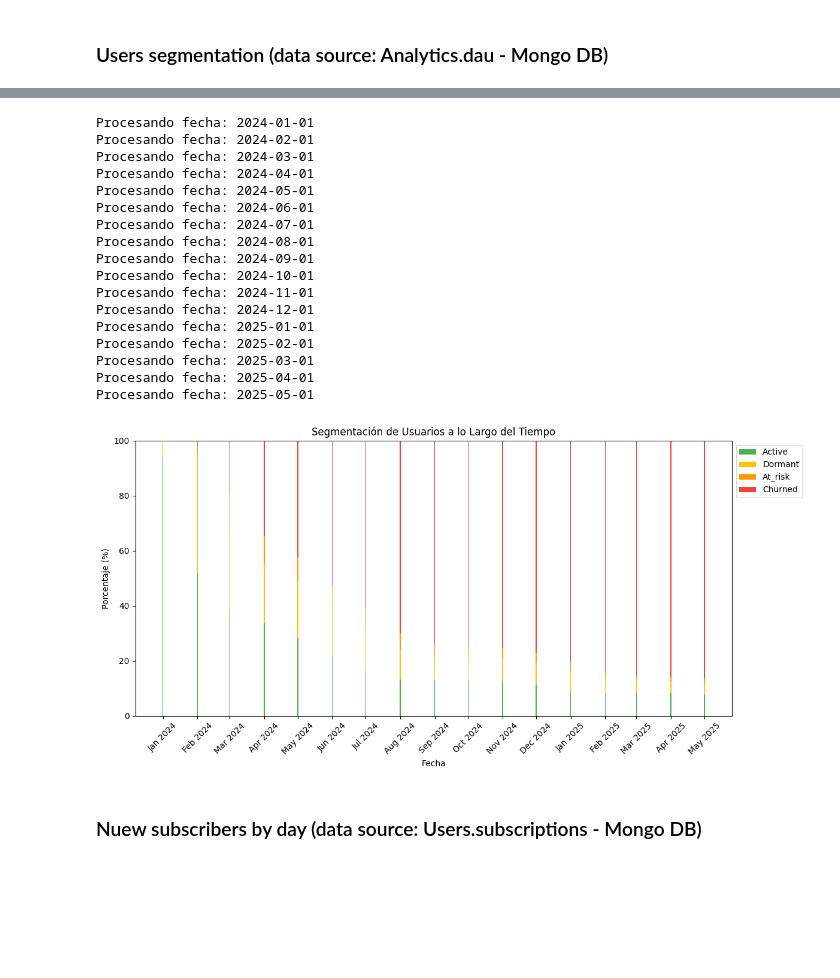
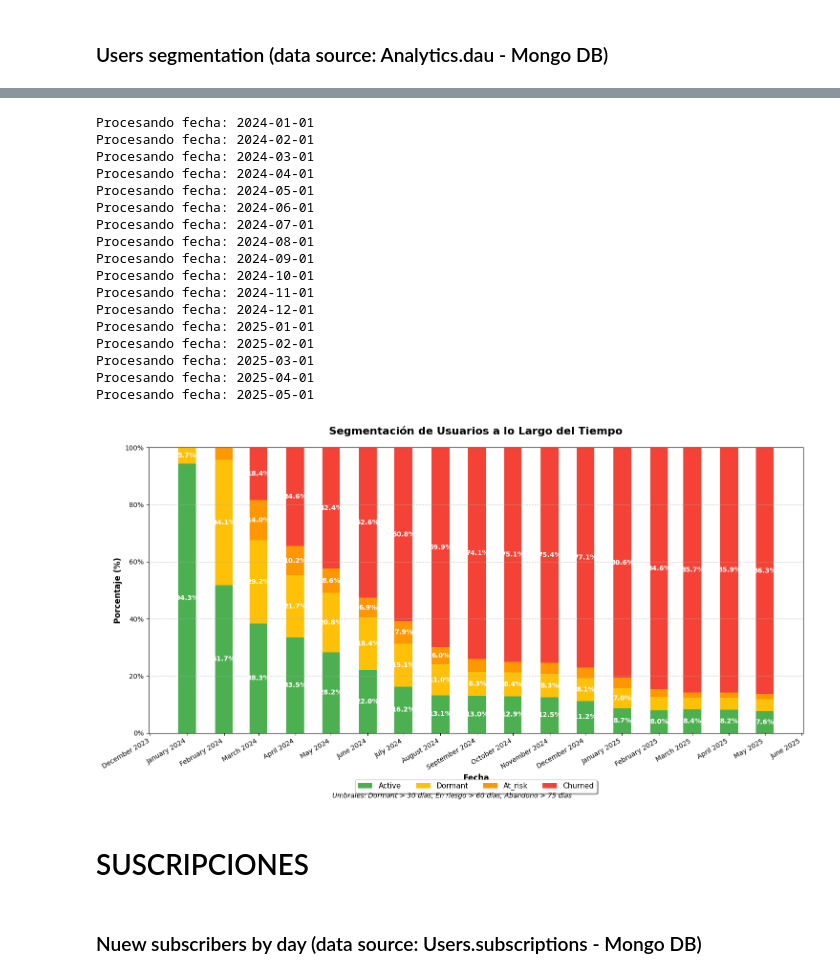
Before and after one commit to FelitoAguila/tme-subs-dash-new, a Jupyter notebook: kpis_tme-notebook.ipynb, the cells around one changed output, grey strips where cells are left out. Cells and saved outputs as stored; diff of their text form; code cells hidden in the pictures; blank space fills up the shorter version.

```diff
--- a/kpis_tme-notebook.ipynb
+++ b/kpis_tme-notebook.ipynb
@@ -5,6 +5,6 @@ import pymongo
 import pandas as pd
 import matplotlib.pyplot as plt
 
-MONGO_CONNECTION_STRING="mongodb+srv://felix_aguila:f21ShHlBnixnJgXk@transcribeme.rletx0y.mongodb.net/?retryWrites=true&w=majority&socketTimeoutMS=360000&connectTimeoutMS=36000"
+MONGO_CONNECTION_STRING="mongodb+srv://felix_aguila:f21ShHlBnixnJgXk@transcribeme.rletx0y.mongodb.net/?retryWrites=true&w=majority&connectTimeoutMS=60000&socketTimeoutMS=60000&serverSelectionTimeoutMS=60000"
 
 client = pymongo.MongoClient(MONGO_CONNECTION_STRING)
@@ -337,7 +348,7 @@ def plot_daily_new_users(new_users_df, title="Nuevos Usuarios Diarios", figsize=
 
 
 # Ejemplo de uso con rango de fechas
-start_date = '2023-12-01'
+start_date = '2024-01-01'
 end_date = '2025-05-06'
 
 print(f"Calculando nuevos usuarios diarios desde {start_date} hasta {end_date}...")
@@ -636,7 +647,7 @@ def generate_monthly_new_users_report(monthly_users_df):
 
 # Ejemplo de uso con rango de fechas
 start_date = '2024-01-01'
-end_date = '2024-05-01'
+end_date = '2025-05-08'
 
 print(f"Calculando nuevos usuarios mensuales desde {start_date} hasta {end_date}...")
 monthly_users_df = calculate_monthly_new_users(collection, start_date, end_date)
@@ -659,8 +670,8 @@ if not monthly_users_df.empty:
                                      title=f"Nuevos Usuarios Mensuales ({start_date} a {end_date})",
                                      show_growth_rate=True)
 
-        if fig:
-            fig.savefig('monthly_new_users.png', dpi=300, bbox_inches='tight')
-            print("\nGráfico guardado como 'monthly_new_users.png'")
-            plt.show()
+        #if fig:
+            #fig.savefig('monthly_new_users.png', dpi=300, bbox_inches='tight')
+            #print("\nGráfico guardado como 'monthly_new_users.png'")
+            #plt.show()
 # %% [output]
@@ -1002,7 +1012,7 @@ def generate_monthly_dates(start_date_str, end_date_str=None):
 def plot_user_segmentation_over_time(collection, start_date_str, end_date_str=None,
                                      dormant_days=30, at_risk_days=60, churned_days=75,
                                      title="Segmentación de Usuarios a lo Largo del Tiempo",
-                                     figsize=(12, 6)):
+                                     figsize=(15, 8)):
     """
     Genera un gráfico de barras apiladas que muestra la segmentación de usuarios a lo largo del tiempo.
 
@@ -1019,6 +1029,11 @@ def plot_user_segmentation_over_time(collection, start_date_str, end_date_str=No
     Returns:
         matplotlib.figure.Figure: La figura generada
     """
+    import pandas as pd
+    import matplotlib.pyplot as plt
+    import matplotlib.dates as mdates
+    from matplotlib.ticker import PercentFormatter
+
     # Generar fechas para el primer día de cada mes
     dates = generate_monthly_dates(start_date_str, end_date_str)
 
@@ -1037,7 +1052,7 @@ def plot_user_segmentation_over_time(collection, start_date_str, end_date_str=No
     # Convertir la columna de fecha a datetime para mejor visualización
     df['date'] = pd.to_datetime(df['date'])
 
-    # Crear la figura y el eje
+    # Crear la figura y el eje con un tamaño mayor
     fig, ax = plt.subplots(figsize=figsize)
 
     # Preparar datos para gráfico apilado
@@ -1051,21 +1066,52 @@ def plot_user_segmentation_over_time(collection, start_date_str, end_date_str=No
         'churned': '#F44336'   # Rojo
     }
 
-    # Crear barras apiladas
+    # Calcular el ancho óptimo para las barras (50% del espacio disponible)
+    width = 15  # Días (aproximadamente medio mes)
+
+    # Crear barras apiladas más anchas
     for category in ['active', 'dormant', 'at_risk', 'churned']:
-        ax.bar(df['date'], df[category], bottom=bottom, label=category.capitalize(), color=colors[category])
+        ax.bar(df['date'], df[category], width=pd.Timedelta(days=width),
+               bottom=bottom, label=category.capitalize(), color=colors[category])
         bottom += df[category]
 
-    # Configurar el eje X para mostrar fechas mensuales
-    ax.xaxis.set_major_formatter(mdates.DateFormatter('%b %Y'))
+    # Configurar el eje X para mostrar fechas mensuales de forma más clara
+    ax.xaxis.set_major_formatter(mdates.DateFormatter('%B %Y'))
     ax.xaxis.set_major_locator(mdates.MonthLocator())
-    plt.xticks(rotation=45)
+    plt.xticks(rotation=30, ha='right')
 
     # Añadir etiquetas y leyenda
-    ax.set_xlabel('Fecha')
-    ax.set_ylabel('Porcentaje (%)')
-    ax.set_title(title)
-    ax.legend(loc='upper left', bbox_to_anchor=(1, 1))
+    ax.set_xlabel('Fecha', fontsize=12, fontweight='bold')
+    ax.set_ylabel('Porcentaje (%)', fontsize=12, fontweight='bold')
+    ax.set_title(title, fontsize=16, fontweight='bold', pad=20)
+
+    # Ubicar la leyenda en una posición óptima
+    ax.legend(loc='upper center', bbox_to_anchor=(0.5, -0.15),
+              fancybox=True, shadow=True, ncol=4, fontsize=11)
+
+    # Añadir cuadrícula para facilitar la lectura
+    ax.grid(axis='y', linestyle='--', alpha=0.7)
+
+    # Formatear el eje Y como porcentaje
+    ax.yaxis.set_major_formatter(PercentFormatter(100))
+
+    # Añadir valores en las barras para mayor claridad
+    for i, date in enumerate(df['date']):
+        total = 0
+        for category in ['active', 'dormant', 'at_risk', 'churned']:
+            value = df.loc[i, category]
+            # Solo mostrar etiquetas para valores significativos (> 5%)
+            if value > 5:
+                y_pos = total + (value / 2)
+                ax.text(date, y_pos, f"{value:.1f}%", ha='center', va='center',
+                        fontweight='bold', color='white')
+            total += value
+
+    # Añadir información sobre los umbrales utilizados
+    threshold_info = (f"Umbrales: Dormant > {dormant_days} días, "
+                      f"En riesgo > {at_risk_days} días, "
+                      f"Abandono > {churned_days} días")
+    plt.figtext(0.5, 0.01, threshold_info, ha='center', fontsize=10, style='italic')
 
     # Ajustar el diseño para que todo quepa correctamente
     plt.tight_layout()
@@ -1080,34 +1126,36 @@ fig = plot_user_segmentation_over_time(
     end_date_str='2025-05-01'
     )
 
 # Guardar el gráfico
 fig.savefig('user_segmentation_trend.png', dpi=300, bbox_inches='tight')
 
 # Mostrar el gráfico
 plt.show()
 
 
 # Guardar el gráfico personalizado
 #fig_custom.savefig('user_segmentation_custom_trend.png', dpi=300, bbox_inches='tight')
 # %% [output]
 Procesando fecha: 2024-01-01
 Procesando fecha: 2024-02-01
 Procesando fecha: 2024-03-01
 Procesando fecha: 2024-04-01
 Procesando fecha: 2024-05-01
 Procesando fecha: 2024-06-01
 Procesando fecha: 2024-07-01
 Procesando fecha: 2024-08-01
 Procesando fecha: 2024-09-01
 Procesando fecha: 2024-10-01
 Procesando fecha: 2024-11-01
 Procesando fecha: 2024-12-01
 Procesando fecha: 2025-01-01
 Procesando fecha: 2025-02-01
 Procesando fecha: 2025-03-01
 Procesando fecha: 2025-04-01
 Procesando fecha: 2025-05-01
-[figure, old version]
+[figure, new version]
+# %% [markdown]
+# SUSCRIPCIONES
 # %% [markdown]
 ### Nuew subscribers by day (data source: Users.subscriptions - Mongo DB)
 # %%
```
Also changed, not shown: parts of 8 cells of this notebook, 4 other files.
